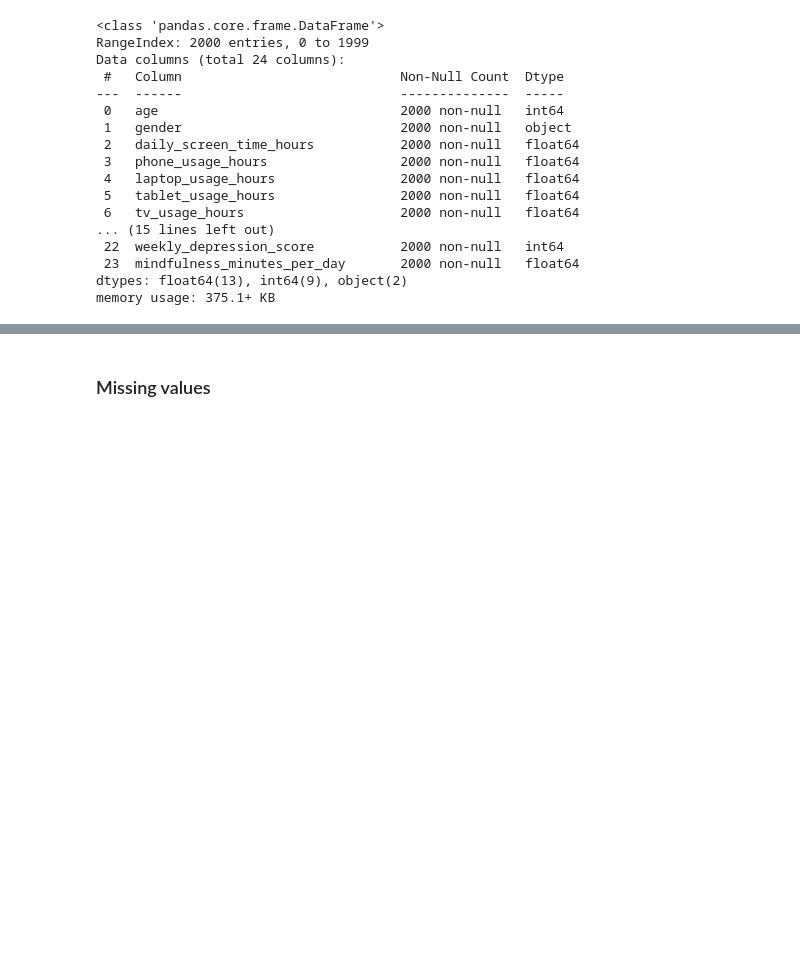
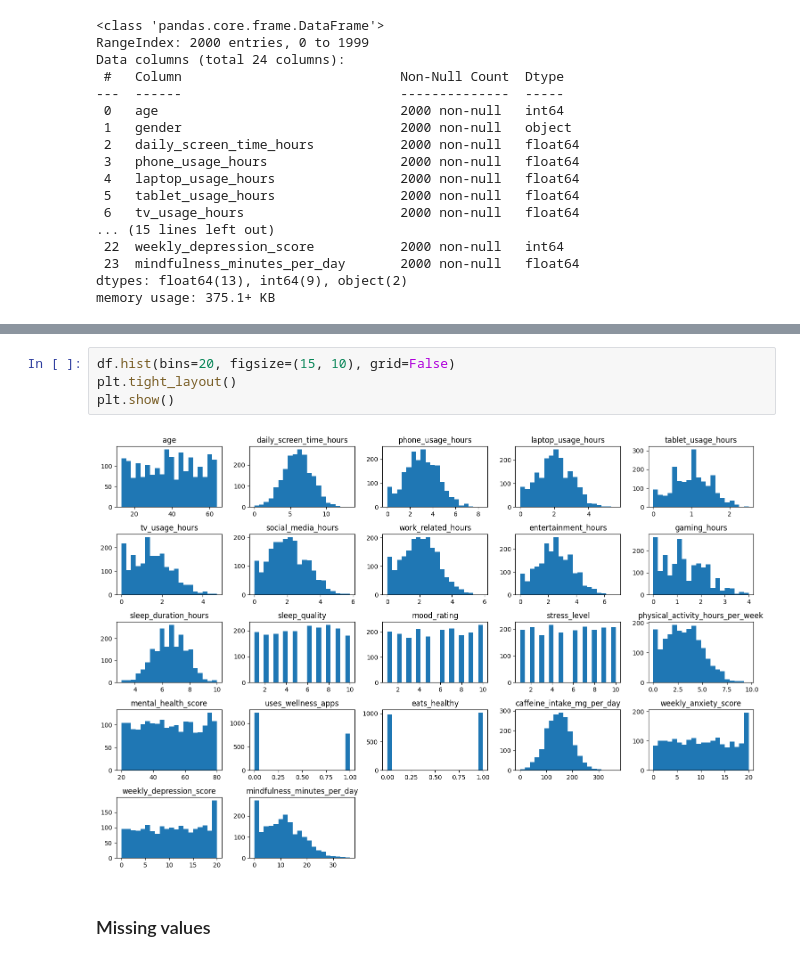
Before and after one commit to qmer05/bi-techlife-exam-project, a Jupyter notebook: notebooks/01_data_cleaning.ipynb, the cells around one changed output, grey strips where cells are left out. Drawn from its saved outputs; the diff is of its cells as text; blank space fills up the shorter version.

```diff
--- a/notebooks/01_data_cleaning.ipynb
+++ b/notebooks/01_data_cleaning.ipynb
@@ -47,3 +64,9 @@ memory usage: 375.1+ KB
+# %%
+df.hist(bins=20, figsize=(15, 10), grid=False)
+plt.tight_layout()
+plt.show()
+# %% [output]
+[figure, added]
 # %% [markdown]
 ### Missing values
 # %%
```
Also changed, not shown: parts of 10 cells of this notebook, 1 other file.
